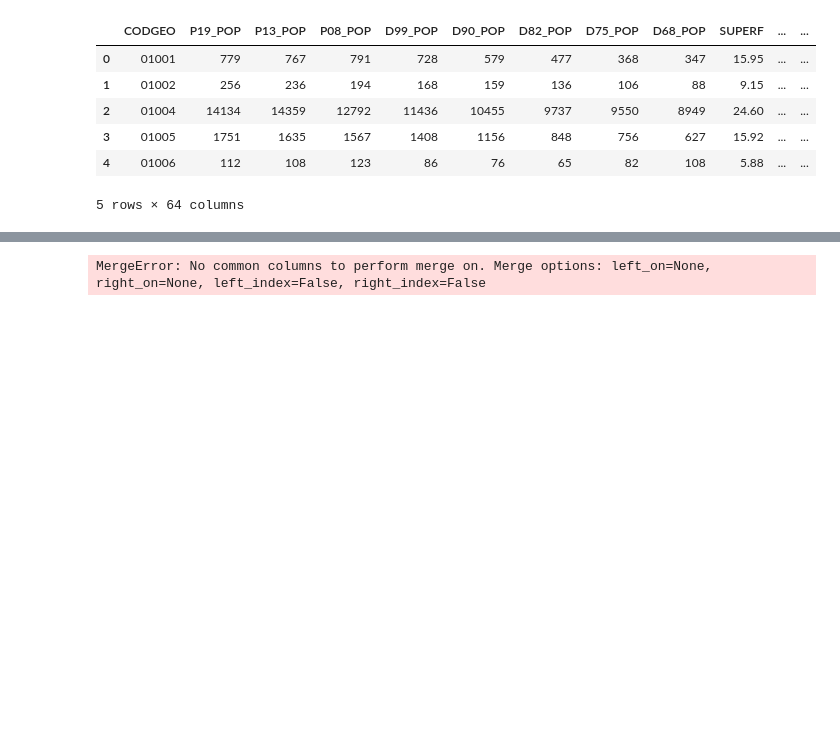
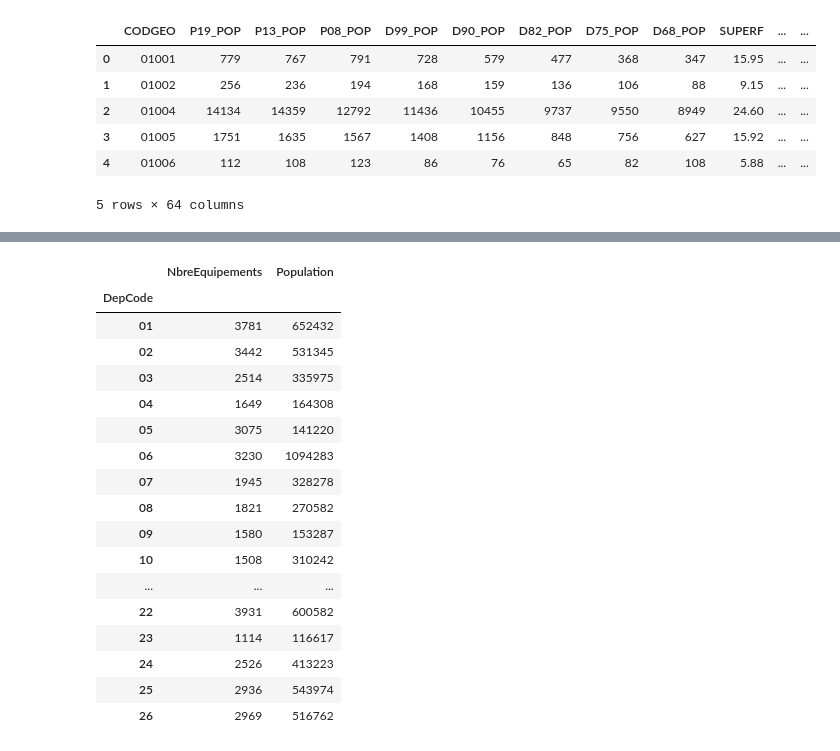
Before and after one commit to JulesChpn/ProjetPython, a Jupyter notebook: README.ipynb, the cells around one changed output, grey strips where cells are left out. Saved outputs shown, nothing was run; the diff lists cells and outputs as text; code cells hidden in the pictures; blank space fills up the shorter version.

```diff
--- a/README.ipynb
+++ b/README.ipynb
@@ -134,4 +134,22 @@ population_departements.head(25)
 # %%
-equipements_departements.merge(population_departements, how = 'outer', indicator=True)
+data_base = pd.concat([equipements_departements,population_departements], axis=1)
+data_base.head(25)
 # %% [output]
-MergeError: No common columns to perform merge on. Merge options: left_on=None, right_on=None, left_index=False, right_index=False
+|  | NbreEquipements | Population |
+| DepCode |  |  |
+| 01 | 3781 | 652432 |
+| 02 | 3442 | 531345 |
+| 03 | 2514 | 335975 |
+| 04 | 1649 | 164308 |
+| 05 | 3075 | 141220 |
+| 06 | 3230 | 1094283 |
+| 07 | 1945 | 328278 |
+| 08 | 1821 | 270582 |
+| 09 | 1580 | 153287 |
+| 10 | 1508 | 310242 |
+| ... | ... | ... |
+| 22 | 3931 | 600582 |
+| 23 | 1114 | 116617 |
+| 24 | 2526 | 413223 |
+| 25 | 2936 | 543974 |
+| 26 | 2969 | 516762 |
```
Also changed, not shown: parts of 5 cells of this notebook.
